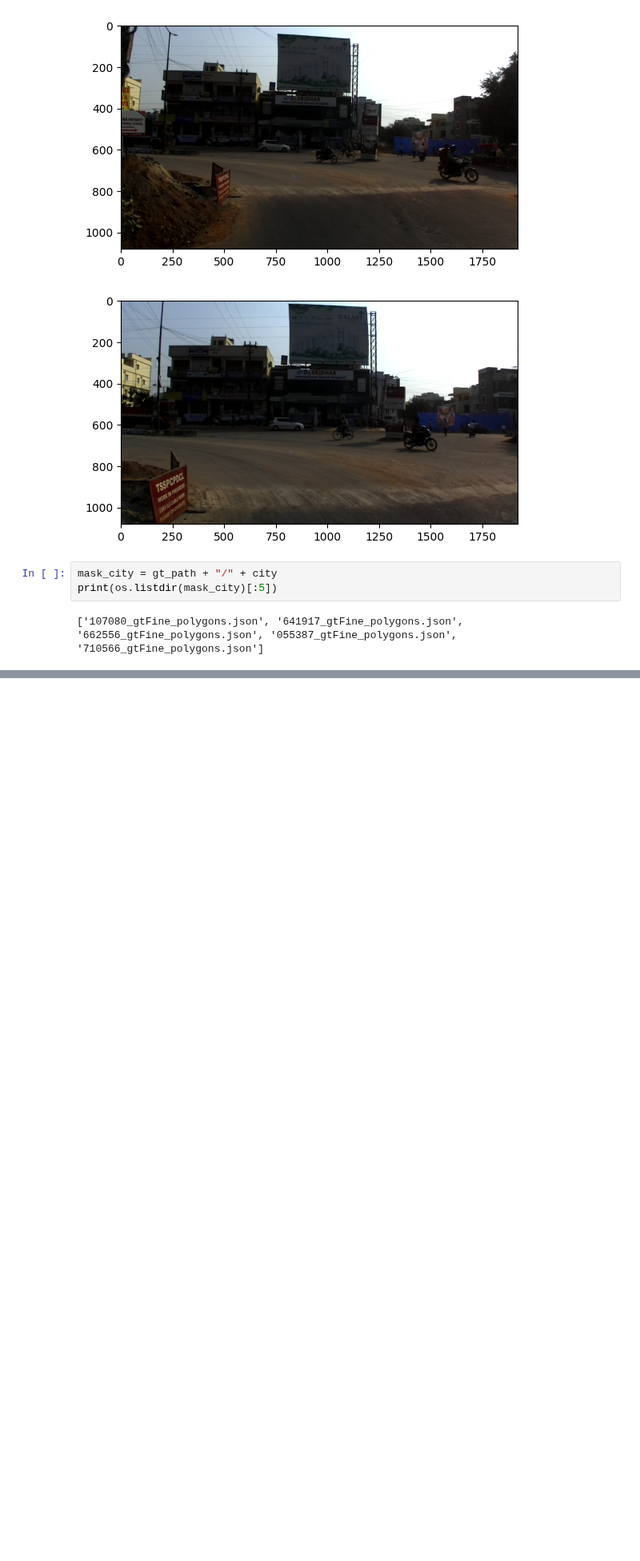
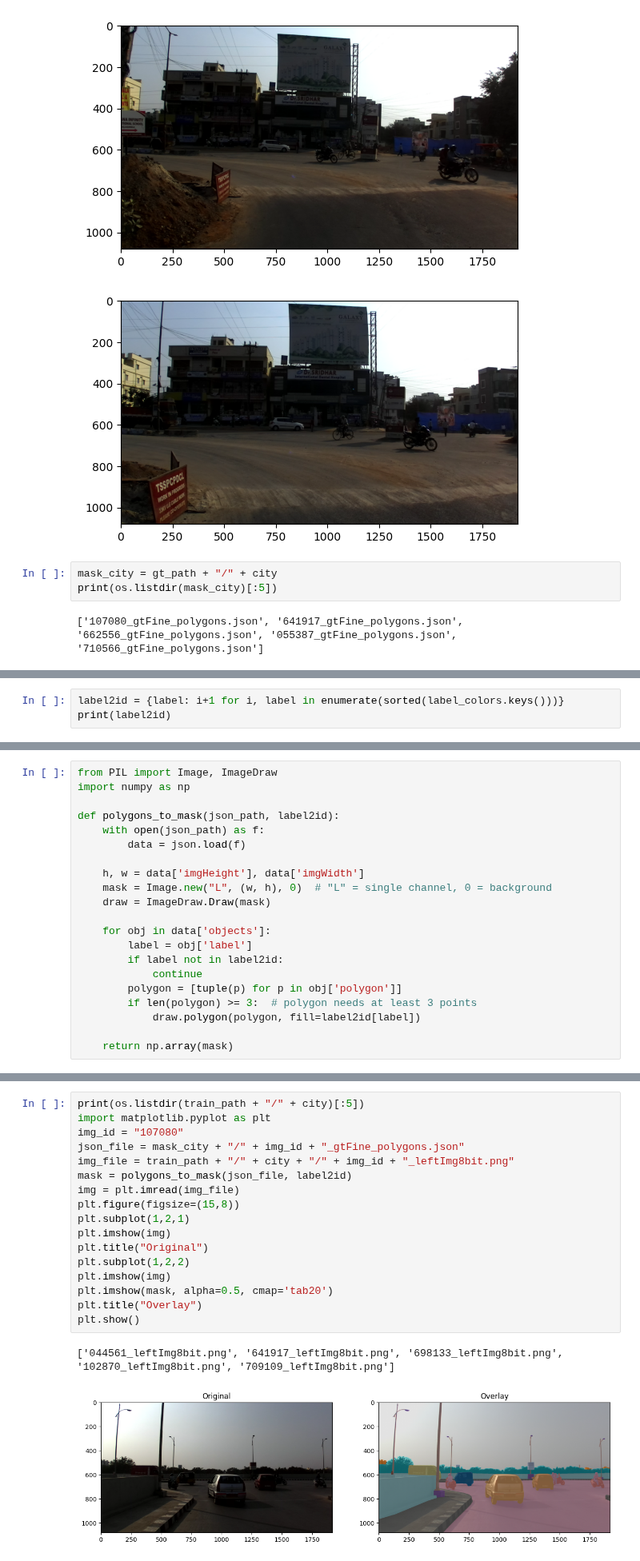
Before and after one commit to Faheemmalla/RoadAI, a Jupyter notebook: notebook1.ipynb, the cells around one changed output, grey strips where cells are left out. Shown at 80% size. Drawn from its saved outputs; the diff is of its cells as text; blank space fills up the shorter version.

```diff
--- a/notebook1.ipynb
+++ b/notebook1.ipynb
@@ -81,0 +133,3 @@ print(os.listdir(mask_city)[:5])
+# %%
+label2id = {label: i+1 for i, label in enumerate(sorted(label_colors.keys()))}
+print(label2id)
@@ -81,0 +140,21 @@ print(os.listdir(mask_city)[:5])
+# %%
+from PIL import Image, ImageDraw
+import numpy as np
+
+def polygons_to_mask(json_path, label2id):
+    with open(json_path) as f:
+        data = json.load(f)
+
+    h, w = data['imgHeight'], data['imgWidth']
+    mask = Image.new("L", (w, h), 0)  # "L" = single channel, 0 = background
+    draw = ImageDraw.Draw(mask)
+
+    for obj in data['objects']:
+        label = obj['label']
+        if label not in label2id:
+            continue
+        polygon = [tuple(p) for p in obj['polygon']]
+        if len(polygon) >= 3:  # polygon needs at least 3 points
+            draw.polygon(polygon, fill=label2id[label])
+
+    return np.array(mask)
@@ -81,0 +171,20 @@ print(os.listdir(mask_city)[:5])
+# %%
+print(os.listdir(train_path + "/" + city)[:5])
+import matplotlib.pyplot as plt
+img_id = "107080"
+json_file = mask_city + "/" + img_id + "_gtFine_polygons.json"
+img_file = train_path + "/" + city + "/" + img_id + "_leftImg8bit.png"
+mask = polygons_to_mask(json_file, label2id)
+img = plt.imread(img_file)
+plt.figure(figsize=(15,8))
+plt.subplot(1,2,1)
+plt.imshow(img)
+plt.title("Original")
+plt.subplot(1,2,2)
+plt.imshow(img)
+plt.imshow(mask, alpha=0.5, cmap='tab20')
+plt.title("Overlay")
+plt.show()
+# %% [output]
+['044561_leftImg8bit.png', '641917_leftImg8bit.png', '698133_leftImg8bit.png', '102870_leftImg8bit.png', '709109_leftImg8bit.png']
+[figure, added]
```
Also changed, not shown: parts of 11 cells of this notebook.
